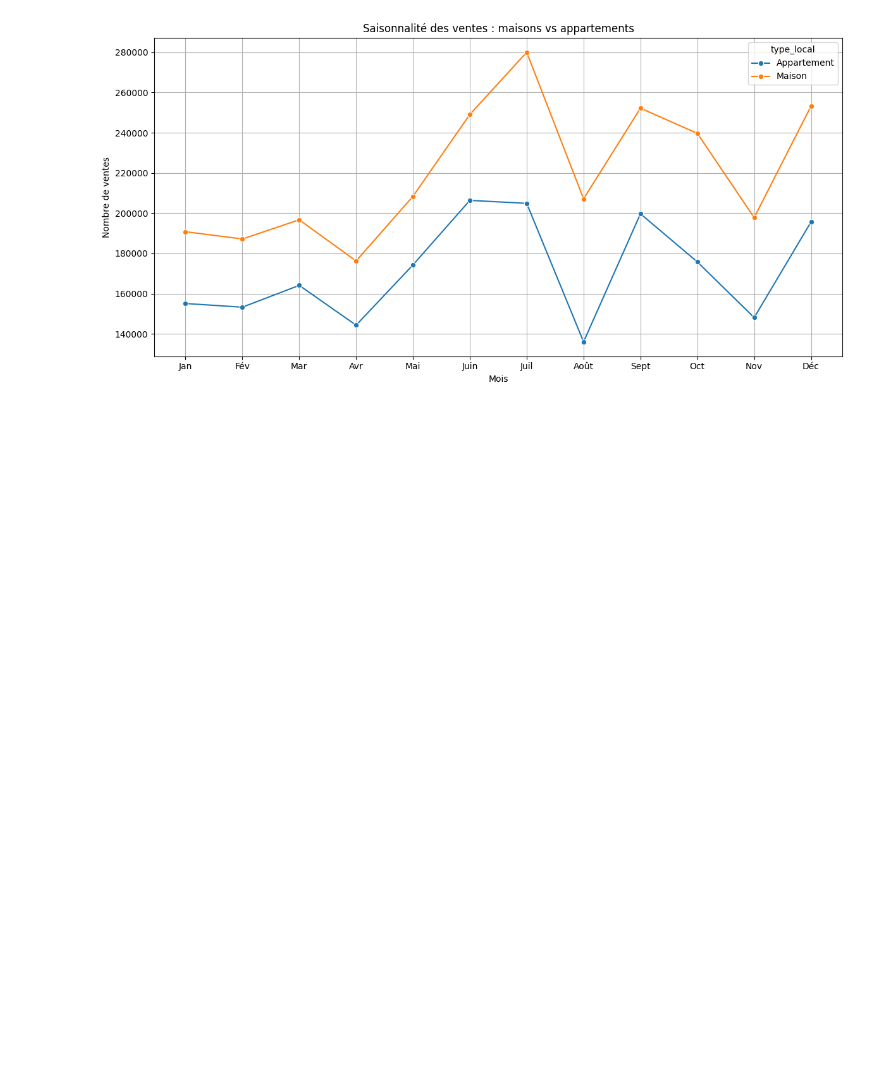
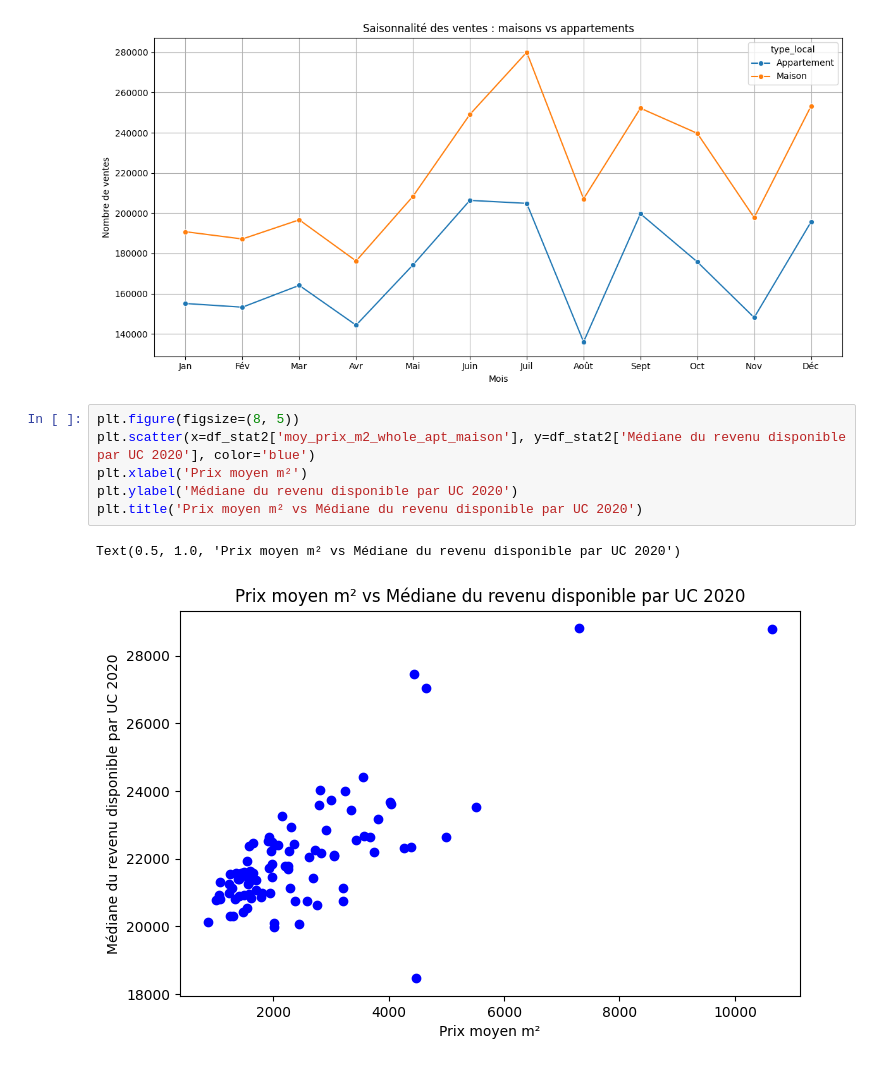
Before and after one commit to Amir239278/wild-data-hub, a Jupyter notebook: statistiques.ipynb, the cells around one changed output. Cells and saved outputs as stored; diff of their text form; blank space fills up the shorter version.

```diff
--- a/statistiques.ipynb
+++ b/statistiques.ipynb
@@ -311,3 +330,12 @@ Try using .loc[row_indexer,col_indexer] = value instead
 See the caveats in the documentation: https://pandas.pydata.org/pandas-docs/stable/user_guide/indexing.html#returning-a-view-versus-a-copy
   df_filtre['mois_mutation'] = df_filtre['date_mutation'].dt.month
 [figure]
+# %%
+plt.figure(figsize=(8, 5))
+plt.scatter(x=df_stat2['moy_prix_m2_whole_apt_maison'], y=df_stat2['Médiane du revenu disponible par UC 2020'], color='blue')
+plt.xlabel('Prix moyen m²')
+plt.ylabel('Médiane du revenu disponible par UC 2020')
+plt.title('Prix moyen m² vs Médiane du revenu disponible par UC 2020')
+# %% [output]
+Text(0.5, 1.0, 'Prix moyen m² vs Médiane du revenu disponible par UC 2020')
+[figure, added]
```
Also changed, not shown: parts of 7 cells of this notebook.
